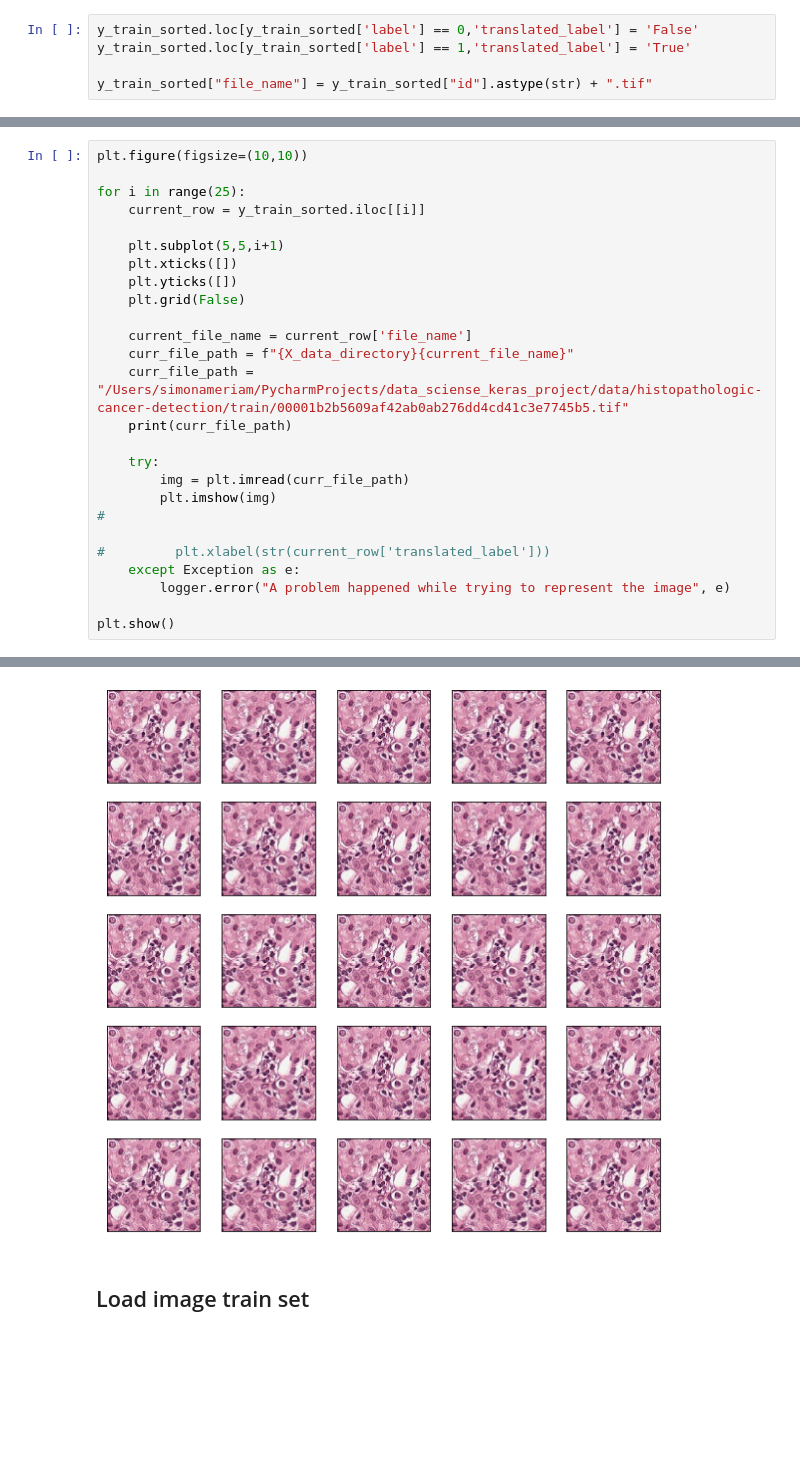
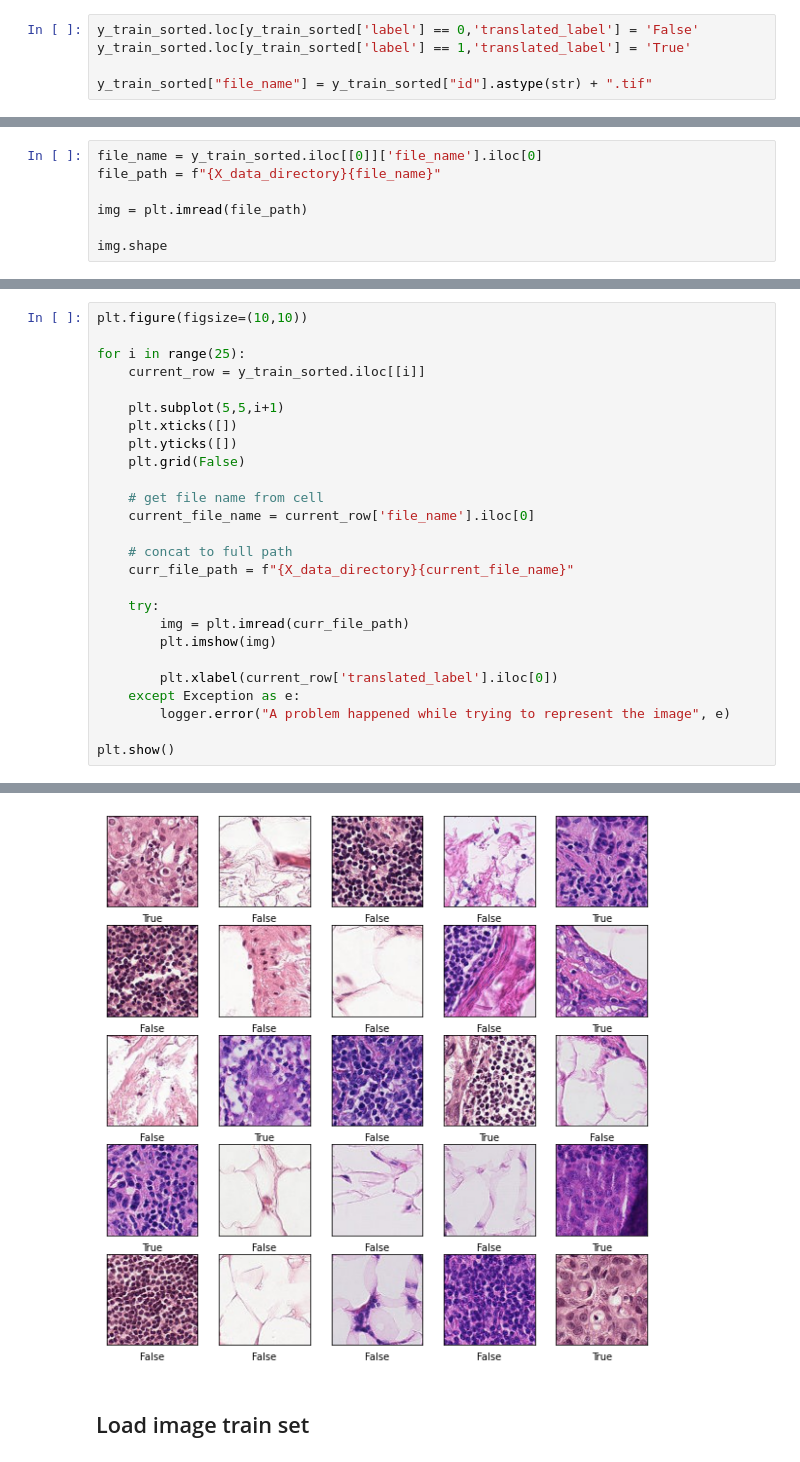
Before and after one commit to alexakh95/datasciense-uni-project, a Jupyter notebook: notebooks/histopathologic_cancer_detection/project.ipynb, the cells around one changed output, grey strips where cells are left out. Drawn from its saved outputs; the diff is of its cells as text; blank space fills up the shorter version.

```diff
--- a/notebooks/histopathologic_cancer_detection/project.ipynb
+++ b/notebooks/histopathologic_cancer_detection/project.ipynb
@@ -79,0 +141,7 @@ y_train_sorted.iloc[[0]]
+# %%
+file_name = y_train_sorted.iloc[[0]]['file_name'].iloc[0]
+file_path = f"{X_data_directory}{file_name}"
+
+img = plt.imread(file_path)
+
+img.shape
@@ -88,17 +160,17 @@ for i in range(25):
     plt.yticks([])
     plt.grid(False)
 
-    current_file_name = current_row['file_name']
+    # get file name from cell
+    current_file_name = current_row['file_name'].iloc[0]
+
+    # concat to full path
     curr_file_path = f"{X_data_directory}{current_file_name}"
-    curr_file_path = "/Users/simonameriam/PycharmProjects/data_sciense_keras_project/data/histopathologic-cancer-detection/train/00001b2b5609af42ab0ab276dd4cd41c3e7745b5.tif"
-    print(curr_file_path)
 
     try:
         img = plt.imread(curr_file_path)
         plt.imshow(img)
-#
 
-#         plt.xlabel(str(current_row['translated_label']))
+        plt.xlabel(current_row['translated_label'].iloc[0])
     except Exception as e:
         logger.error("A problem happened while trying to represent the image", e)
 
@@ -124,4 +179,4 @@ plt.show()
-[figure, old version]
+[figure, new version]
 # %% [markdown]
 ## Load image train set
 # %% [markdown]
```
Also changed, not shown: parts of 24 cells of this notebook.
